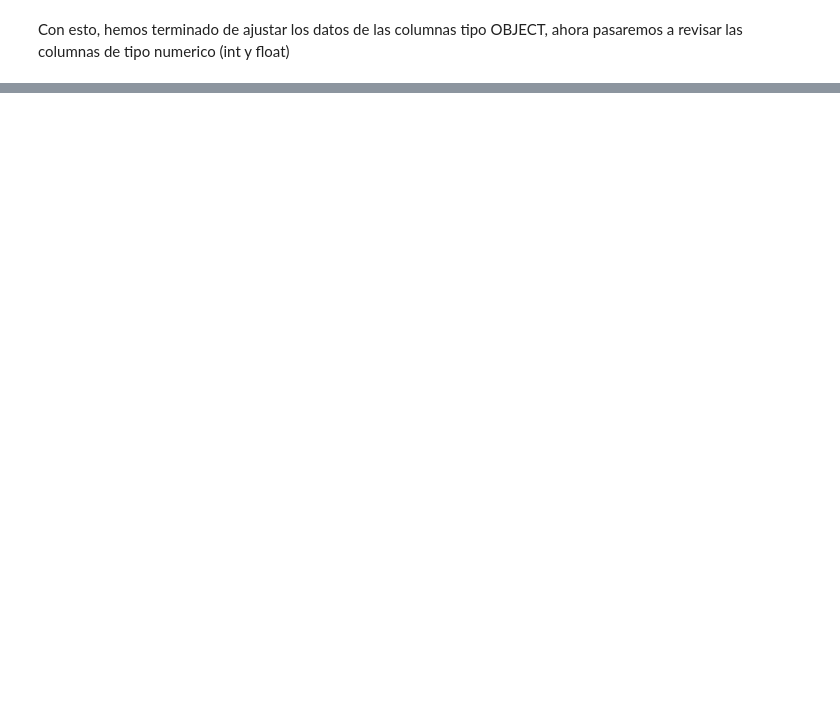
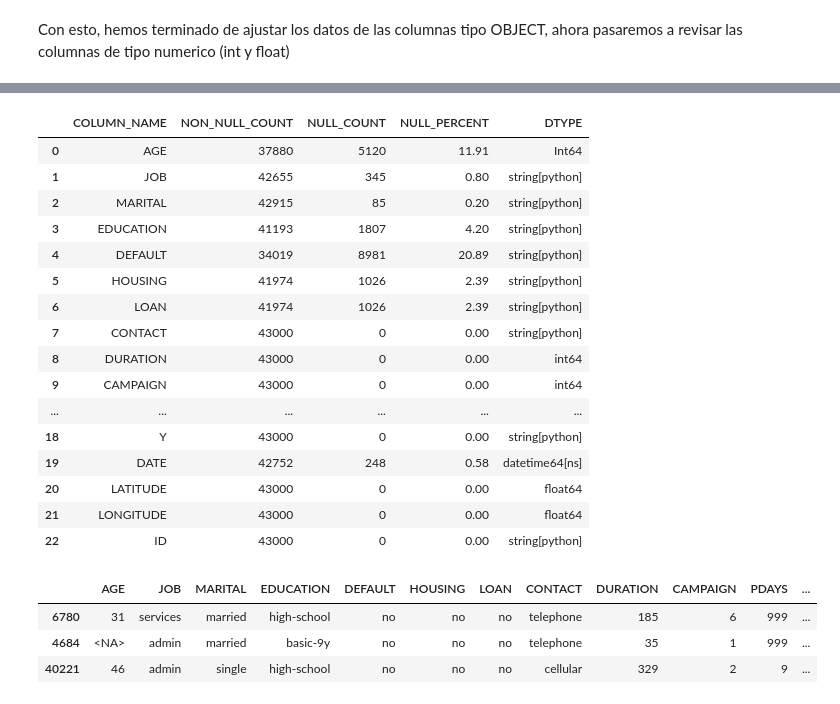
Before and after one commit to PalomaDA/DataProyect_EDA_Python, a Jupyter notebook: eda/flujo_proceso_eba.ipynb, the cells around one changed output, grey strips where cells are left out. Drawn from its saved outputs; the diff is of its cells as text; code cells hidden in the pictures; blank space fills up the shorter version.

```diff
--- a/eda/flujo_proceso_eba.ipynb
+++ b/eda/flujo_proceso_eba.ipynb
@@ -374,3 +370,7 @@ df_bank_object = df_bank[bank_object_cols]
+# %%
+# Actualizamos nuestor DF info y nuestro df_bank_object
+
+df_bank_object, bank_object_cols = column_type_dataframe(df_bank, "object")
 # %%
 df_bank_object.sample(5)
 # %% [output]
@@ -413,8 +413,10 @@ Se realizarán los siguientes cambios:
 2. La separación entre palabras se realizará con con "-" en vez de "."
 3. La columna DATE se convertirá a formato fecha
 # %%
-# Ajuste a minusculas y espacios
-df_bank[bank_object_cols] = df_bank[bank_object_cols].apply(lambda x: x.str.replace(".","-").str.lower())
+# Ajuste a minusculas y espacios. Uso .astype("string") porque quiero que los nulos sigan siendo leidos como nulos pero remplazar los strings por mi nuevo formato
+df_bank[bank_object_cols] = (
+    df_bank[bank_object_cols].astype("string").apply(lambda x: x.str.replace(".", "-").str.lower())
+)
 # %%
 df_bank[bank_object_cols].sample(3)
 # %% [output]
@@ -467,0 +496,3 @@ Con esto, hemos terminado de ajustar los datos de las columnas tipo OBJECT, ahor
+# %%
+# Cambiamos el tipo de dato de la columna AGE
+df_bank["AGE"] = df_bank["AGE"].astype("Int64")
@@ -467,0 +503,5 @@ Con esto, hemos terminado de ajustar los datos de las columnas tipo OBJECT, ahor
+# %%
+# Hacemos un replace con map de las columnas - DEFAULT, HOUSING y LOAN
+float_to_string_map = {"0.0" : "no", "1.0" : "yes"}
+
+df_bank[["DEFAULT", "HOUSING", "LOAN"]] = df_bank[["DEFAULT", "HOUSING", "LOAN"]].astype("string").replace(float_to_string_map)
@@ -467,0 +515,23 @@ Con esto, hemos terminado de ajustar los datos de las columnas tipo OBJECT, ahor
+# %%
+# Y nos aseguramos de que nuestros cambios se han realizado correctamente
+df_bank_info = info_dataframe(df_bank)
+
+df_bank_info
+# %% [output]
+|  | COLUMN_NAME | NON_NULL_COUNT | NULL_COUNT | NULL_PERCENT | DTYPE |
+| 0 | AGE | 37880 | 5120 | 11.91 | Int64 |
+| 1 | JOB | 42655 | 345 | 0.80 | string[python] |
+| 2 | MARITAL | 42915 | 85 | 0.20 | string[python] |
+| 3 | EDUCATION | 41193 | 1807 | 4.20 | string[python] |
+| 4 | DEFAULT | 34019 | 8981 | 20.89 | string[python] |
+| 5 | HOUSING | 41974 | 1026 | 2.39 | string[python] |
+| 6 | LOAN | 41974 | 1026 | 2.39 | string[python] |
+| 7 | CONTACT | 43000 | 0 | 0.00 | string[python] |
+| 8 | DURATION | 43000 | 0 | 0.00 | int64 |
+| 9 | CAMPAIGN | 43000 | 0 | 0.00 | int64 |
+| ... | ... | ... | ... | ... | ... |
+| 18 | Y | 43000 | 0 | 0.00 | string[python] |
+| 19 | DATE | 42752 | 248 | 0.58 | datetime64[ns] |
+| 20 | LATITUDE | 43000 | 0 | 0.00 | float64 |
+| 21 | LONGITUDE | 43000 | 0 | 0.00 | float64 |
+| 22 | ID | 43000 | 0 | 0.00 | string[python] |
@@ -467,0 +542,7 @@ Con esto, hemos terminado de ajustar los datos de las columnas tipo OBJECT, ahor
+# %%
+df_bank.sample(3)
+# %% [output]
+|  | AGE | JOB | MARITAL | EDUCATION | DEFAULT | HOUSING | LOAN | CONTACT | DURATION | CAMPAIGN | PDAYS | ... |
+| 6780 | 31 | services | married | high-school | no | no | no | telephone | 185 | 6 | 999 | ... |
+| 4684 | <NA> | admin | married | basic-9y | no | no | no | telephone | 35 | 1 | 999 | ... |
+| 40221 | 46 | admin | single | high-school | no | no | no | cellular | 329 | 2 | 9 | ... |
```
Also changed, not shown: parts of 18 cells of this notebook, 1 other file.
